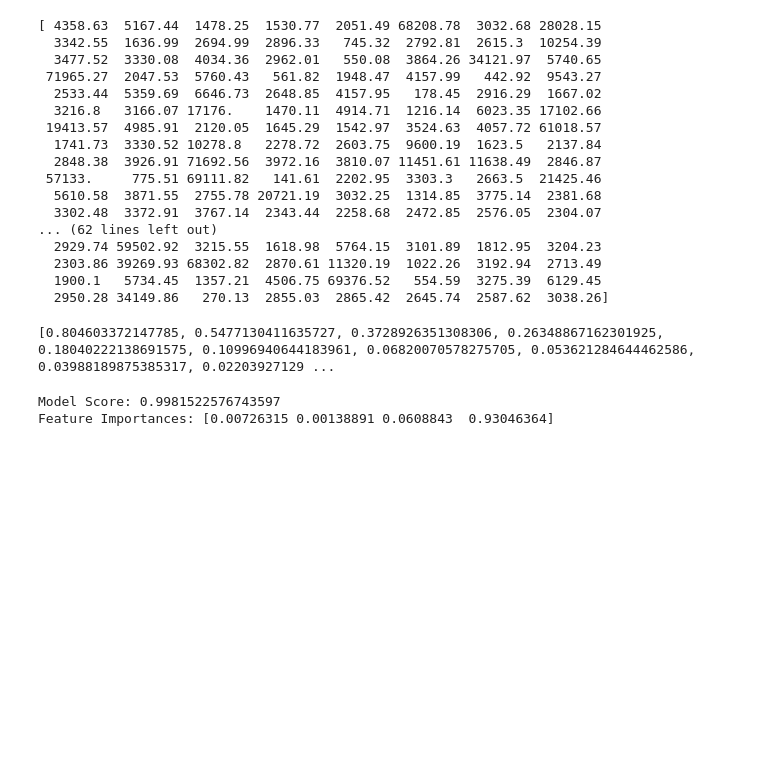
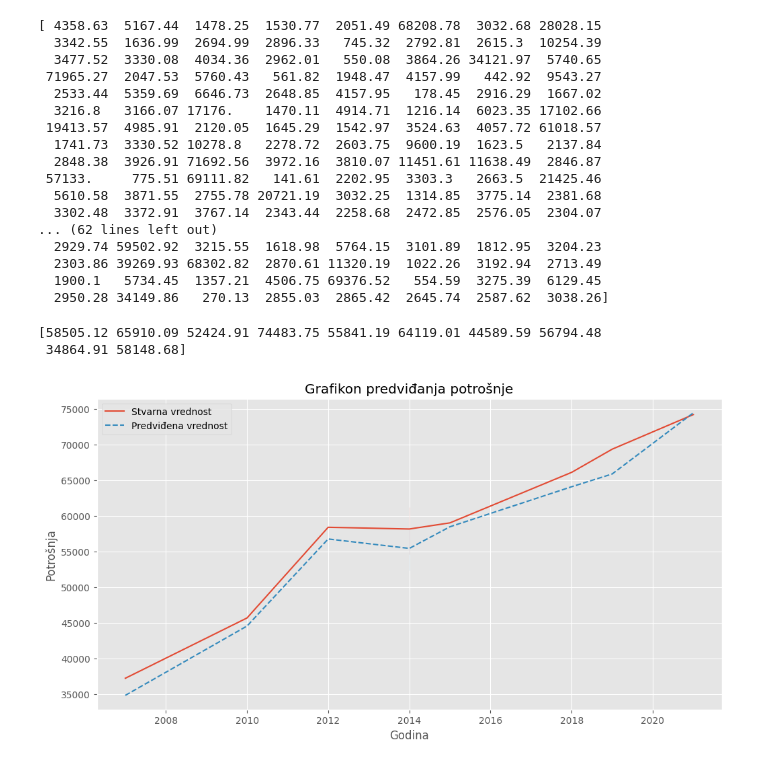
Before and after one commit to kuzicnenad/data-engineering-exam, a Jupyter notebook: 2024-03/personal-household-consumption-monthly-average_EDA.ipynb, the cells around one changed output. Drawn from its saved outputs; the diff is of its cells as text; code cells hidden in the pictures; blank space fills up the shorter version.

Commit message:
Adds predictive graph and testing models

```diff
--- a/2024-03/personal-household-consumption-monthly-average_EDA.ipynb
+++ b/2024-03/personal-household-consumption-monthly-average_EDA.ipynb
@@ -292,3 +308,11 @@ x = df_filtered.drop(['idindikator','IDTer','IDTipNaselja','mes','IDVrPod','nVrP
                       'IDCOICOP','vrednost','idJedinicaMere','nJedinicaMere','nIzvorI','Indikator',
                       'IDStatusPodatka','nStatusPodatka'], axis=1)
 y = df_filtered['vrednost']
+
+# Predpostavka samo za total consumption vrednosti
+df_filtered_total = df[(df['nCOICOP'] == 11) & (df['nVrPod'] == 'RSD') & (df['nTer'] == 1)]
+
+x_total = df_filtered_total.drop(['idindikator','IDTer','IDTipNaselja','mes','IDVrPod','nVrPod',
+                      'IDCOICOP','vrednost','idJedinicaMere','nJedinicaMere','nIzvorI','Indikator',
+                      'IDStatusPodatka','nStatusPodatka'], axis=1)
+y_total = df_filtered_total['vrednost']
@@ -332,6 +384,11 @@ model = RandomForestRegressor(n_estimators=100, random_state=42, oob_score=True)
 x_train, x_test, y_train, y_test = train_test_split(x, y, test_size=0.2, random_state=42)
 model.fit(x_train, y_train)
 predictions = model.predict(x_test)
+
+# Obučavanje i testiranje modela samo za total consumption vrednosti
+x_total_train, x_total_test, y_total_train, y_total_test = train_test_split(x_total, y_total, test_size=0.2, random_state=42)
+model.fit(x_total_train, y_total_train)
+predictions_total = model.predict(x_total_test)
 # %%
 print(predictions)
 # %% [output]
@@ -352,6 +409,26 @@ print(predictions)
   2303.86 39269.93 68302.82  2870.61 11320.19  1022.26  3192.94  2713.49
   1900.1   5734.45  1357.21  4506.75 69376.52   554.59  3275.39  6129.45
   2950.28 34149.86   270.13  2855.03  2865.42  2645.74  2587.62  3038.26]
+# %%
+print(predictions_total)
+# %% [output]
+[58505.12 65910.09 52424.91 74483.75 55841.19 64119.01 44589.59 56794.48
+ 34864.91 58148.68]
+# %%
+# Iscrtajte stvarne vrednosti
+plt.figure(figsize=(12, 6))
+sns.lineplot(x=x_total_test['god'], y=y_total_test, label='Stvarna vrednost')
+
+# Iscrtajte predviđene vrednosti
+sns.lineplot(x=x_total_test['god'], y=predictions_total, label='Predviđena vrednost', linestyle='--')
+
+plt.title('Grafikon predviđanja potrošnje')
+plt.xlabel('Godina')
+plt.ylabel('Potrošnja')
+plt.legend()
+plt.show()
+# %% [output]
+[figure, added]
 # %%
 # Snimanje zavisnosti OOB greške od broja stabala
 oob_errors = []
@@ -361,8 +438,6 @@ for n_trees in range(1, 300):
     oob_errors.append(1 - model.oob_score_)
 # %%
 print(oob_errors)
-# %% [output]
-[0.804603372147785, 0.5477130411635727, 0.3728926351308306, 0.26348867162301925, 0.18040222138691575, 0.10996940644183961, 0.06820070578275705, 0.053621284644462586, 0.03988189875385317, 0.02203927129 ...
 # %%
 # Izračunavanje značajnosti obeležja
 feature_importances = model.feature_importances_
@@ -370,6 +445,3 @@ feature_importances = model.feature_importances_
 # Rezultati
 print("Model Score:", model.score(x_test, y_test))
 print("Feature Importances:", feature_importances)
-# %% [output]
-Model Score: 0.9981522576743597
-Feature Importances: [0.00726315 0.00138891 0.0608843  0.93046364]
```
Also changed, not shown: parts of 4 cells of this notebook.
